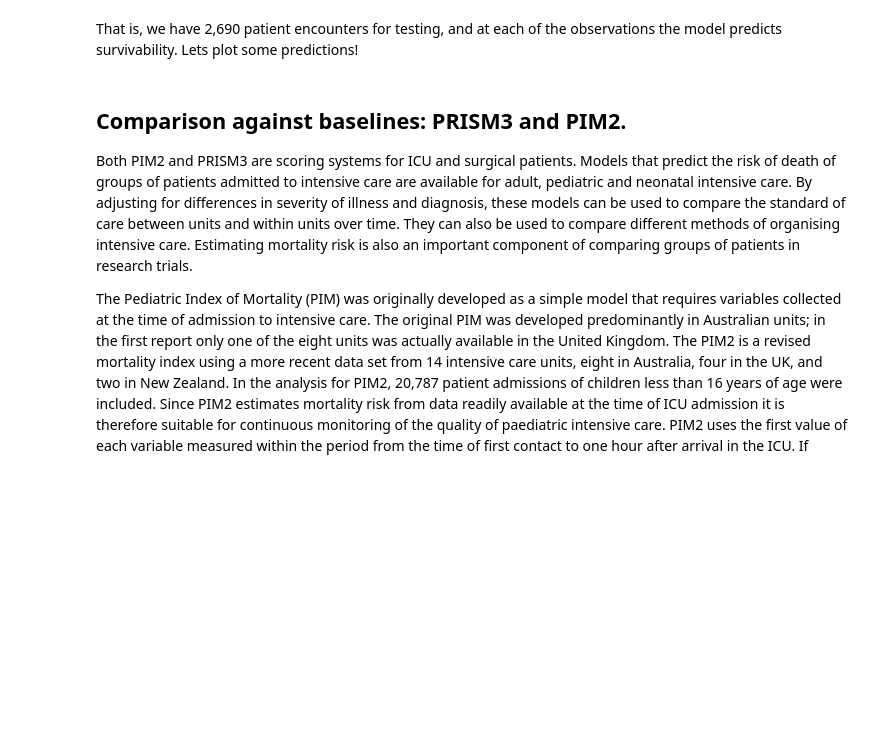
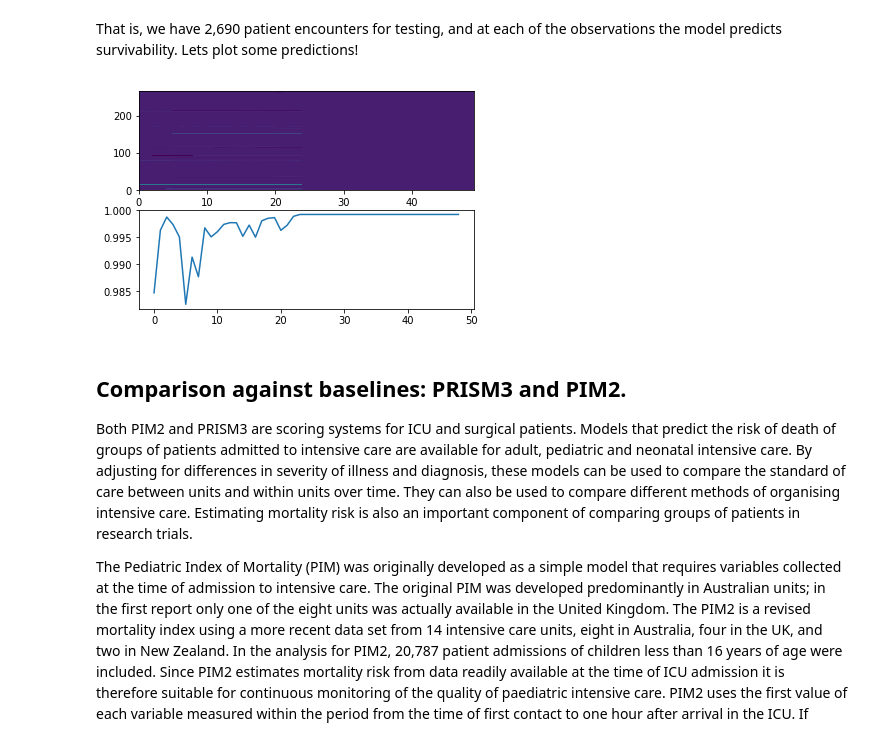
Before and after one commit to apolanco3225/Modelling-Time-Series-EHR, a Jupyter notebook: Modeling Time Series Data with Recurrent Neural Networks in Keras.ipynb, the cells around one changed output. Saved outputs shown, nothing was run; the diff lists cells and outputs as text; code cells hidden in the pictures; blank space fills up the shorter version.

```diff
--- a/Modeling Time Series Data with Recurrent Neural Networks in Keras.ipynb
+++ b/Modeling Time Series Data with Recurrent Neural Networks in Keras.ipynb
@@ -395,7 +383,7 @@ from keras.optimizers import RMSprop
 # Note: building model using Keras Functional API (version > 1.0)
 
 # construct inputs
-x = Input((None, X_train.shape[-1]) , name='input')
+x = Input((None, trainX.shape[-1]) , name='input')
 mask = Masking(0, name='input_masked')(x)
 
 # stack LSTMs
@@ -434,4 +438,4 @@ Read the [docs](https://keras.io/layers/core/) for more information on core laye
 Now, lets feed some data into the network for training. We use a batch size of 128 which means that we update parameters every 128 images.  For demonstration purposes we will use only 5 training epochs, which means that we run through the data 5 times.  Finally, the verbose option just says to produce status / summary information during the training.
 # %%
 # this will take a while...
-history = model.fit(X_train, y_train, batch_size=128, nb_epoch=5, verbose=1)
+history = model.fit(trainX, trainY, batch_size=128, nb_epoch=20, verbose=1)
@@ -441,7 +463,7 @@ history = model.fit(X_train, y_train, batch_size=128, nb_epoch=5, verbose=1)
 Our first task in evaluating the model performance is to predict mortality using the hold out dataset (i.e. validation data).
 # %%
 # generate RNN results on holdout validation set
-preds = model.predict(X_valid)
+preds = model.predict(valX)
 # %% [markdown]
 Notice that size of the predictions.
 # %%
@@ -450,20 +474,22 @@ preds.shape
 That is, we have 2,690 patient encounters for testing, and at each of the observations the model predicts survivability.  Lets plot some predictions!
 # %%
 # figure out how many encounters we have
-numencnt = X_valid.shape[0]
+numencnt = valX.shape[0]
 
 # choose a random patient encounter to plot
 ix = random.randint(0,numencnt-1)
 
 # create axis side by side
 f, (ax1, ax2) = plt.subplots(2, 1)
 
 # plot the obs chart for patient encounter
-ax1.pcolor(np.transpose(X_valid[ix,1:50,:]))
+ax1.pcolor(np.transpose(valX[ix,1:50,:]))
 ax1.set_ylim(0,265)
 
 # plot the patient survivability prediction
 ax2.plot(preds[ix,1:50]);
+# %% [output]
+[figure, added]
 # %% [markdown]
 ## Comparison against baselines: PRISM3 and PIM2.
 
```
Also changed, not shown: parts of 29 cells of this notebook.
